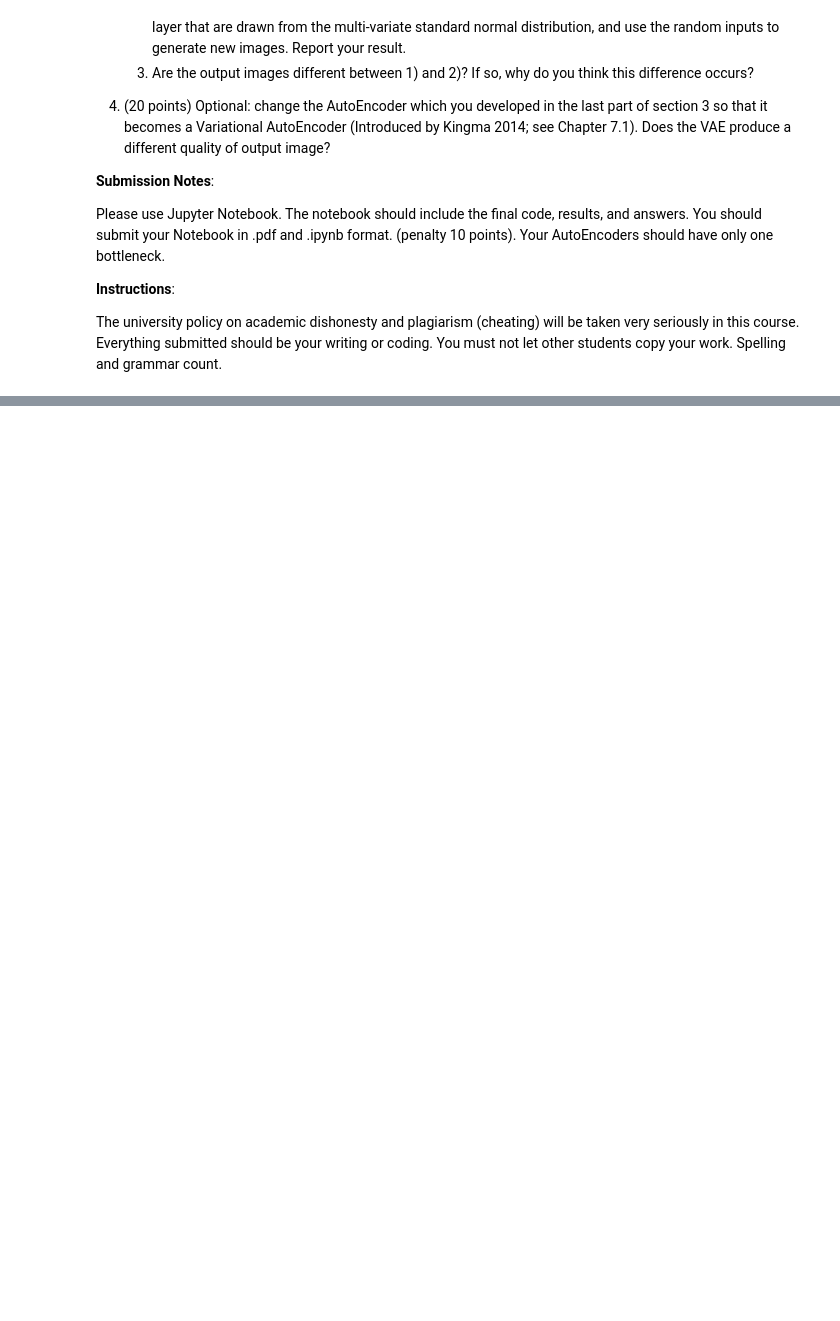
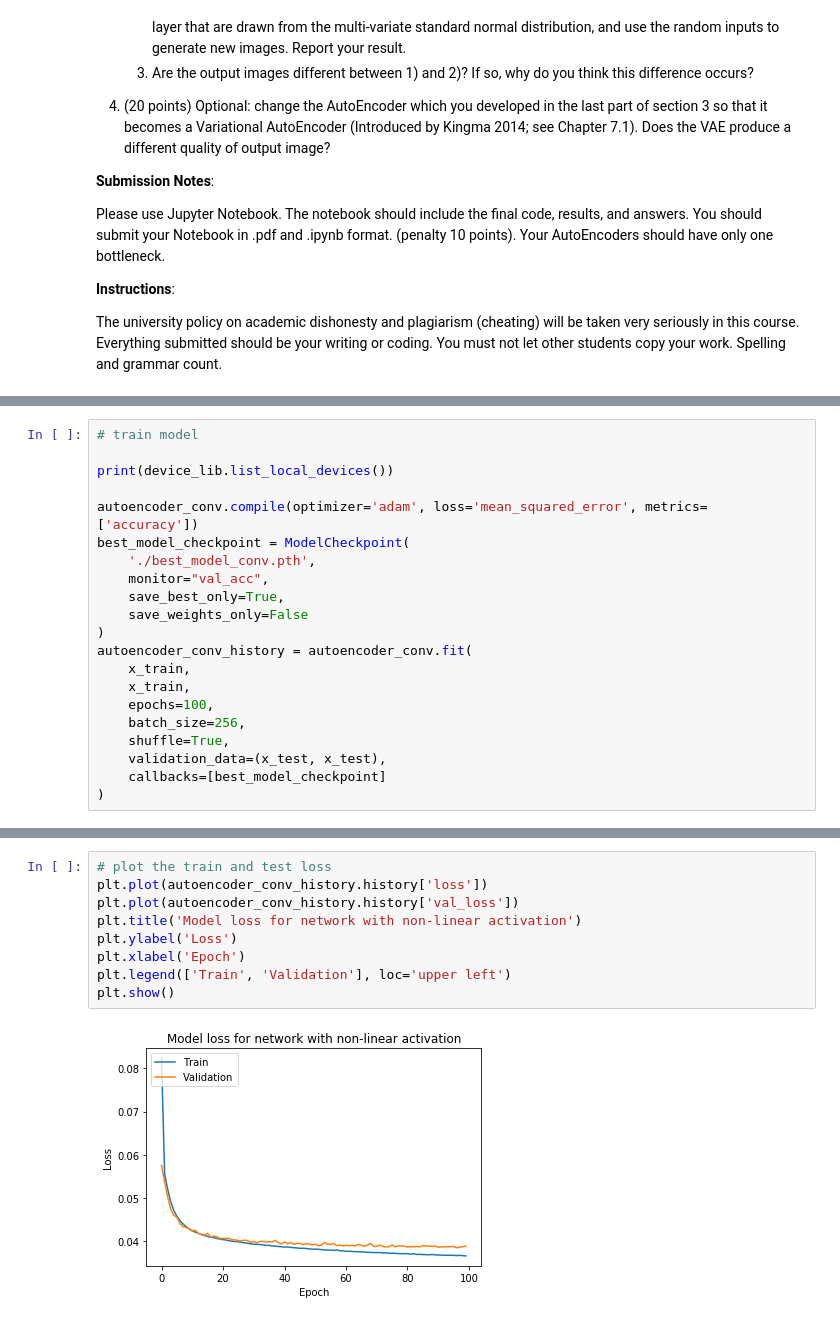
Before and after one commit to hsywhu/Variational-AutoEncoder, a Jupyter notebook: Assignment Four.ipynb, the cells around one changed output, grey strips where cells are left out. Drawn from its saved outputs; the diff is of its cells as text; blank space fills up the shorter version.

```diff
--- a/Assignment Four.ipynb
+++ b/Assignment Four.ipynb
@@ -142,0 +193,21 @@ plt.show()
+# %%
+# train model
+
+print(device_lib.list_local_devices())
+
+autoencoder_conv.compile(optimizer='adam', loss='mean_squared_error', metrics=['accuracy'])
+best_model_checkpoint = ModelCheckpoint(
+    './best_model_conv.pth',
+    monitor="val_acc",
+    save_best_only=True,
+    save_weights_only=False
+)
+autoencoder_conv_history = autoencoder_conv.fit(
+    x_train,
+    x_train,
+    epochs=100,
+    batch_size=256,
+    shuffle=True,
+    validation_data=(x_test, x_test),
+    callbacks=[best_model_checkpoint]
+)
@@ -142,0 +232,11 @@ plt.show()
+# %%
+# plot the train and test loss
+plt.plot(autoencoder_conv_history.history['loss'])
+plt.plot(autoencoder_conv_history.history['val_loss'])
+plt.title('Model loss for network with non-linear activation')
+plt.ylabel('Loss')
+plt.xlabel('Epoch')
+plt.legend(['Train', 'Validation'], loc='upper left')
+plt.show()
+# %% [output]
+[figure, added]
```
Also changed, not shown: parts of 19 cells of this notebook, 2 other files.
